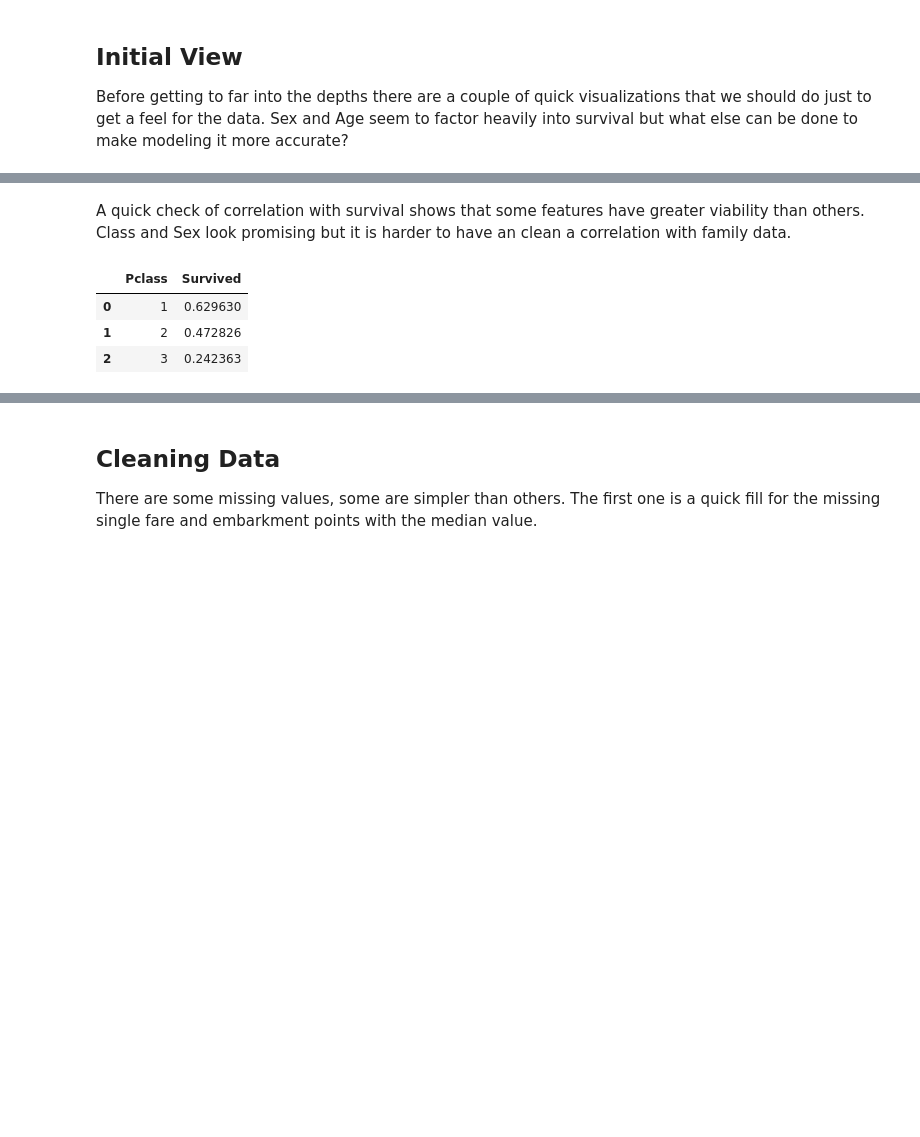
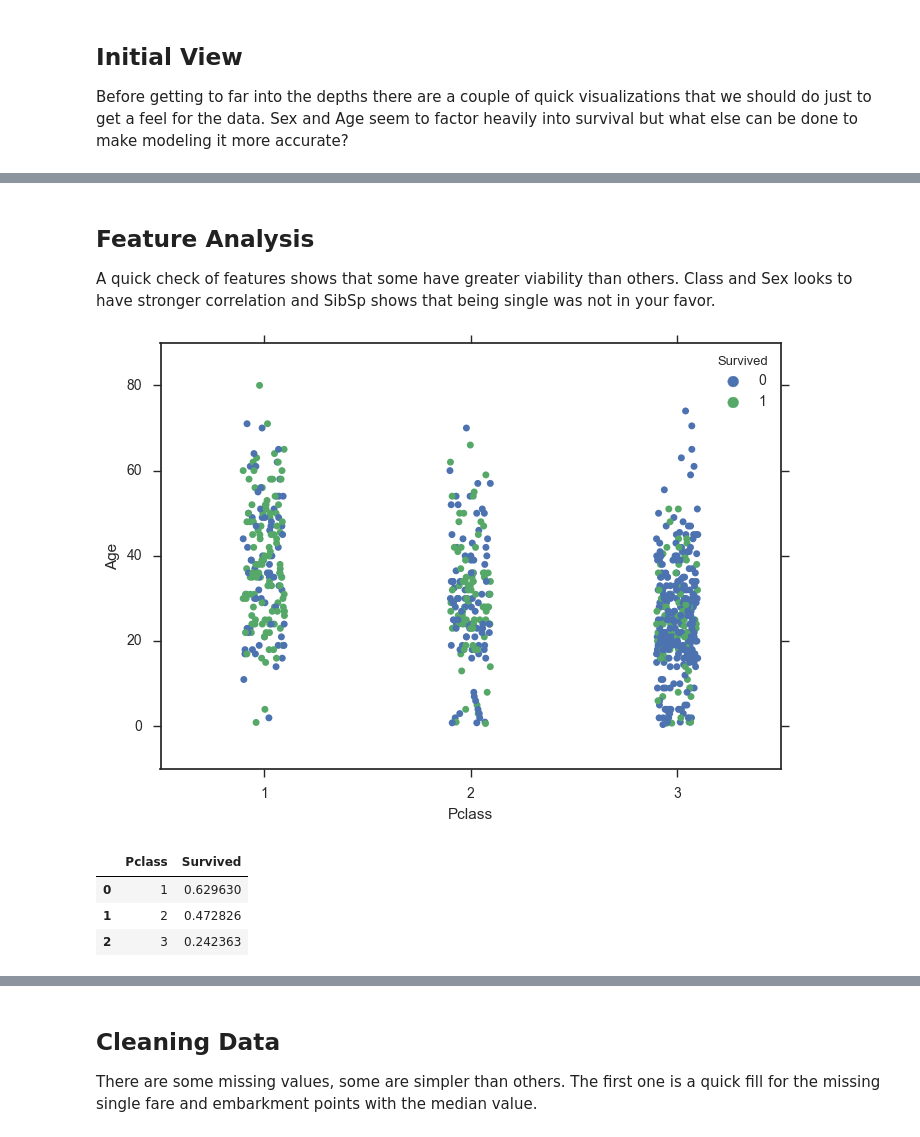
Before and after one commit to kefortney/Kaggle---Titanic-Maritime-Machine-Learning, a Jupyter notebook: notebook.ipynb, the cells around one changed output, grey strips where cells are left out. Saved outputs shown, nothing was run; the diff lists cells and outputs as text; code cells hidden in the pictures; blank space fills up the shorter version.

```diff
--- a/notebook.ipynb
+++ b/notebook.ipynb
@@ -126,8 +134,14 @@ plt.show()
 # %% [markdown]
-A quick check of correlation with survival shows that some features have greater viability than others.  Class and Sex look promising but it is harder to have an clean a correlation with family data.
+Feature Analysis
+-------------------
+A quick check of features shows that some have greater viability than others.  Class and Sex looks to have stronger correlation and SibSp shows that being single was not in your favor.
 # %%
+sns.stripplot(x="Pclass", y="Age", hue="Survived", data=train_df, jitter=True)
+plt.show()
+
 train_df[['Pclass', 'Survived']].groupby(['Pclass'], as_index=False).mean()
 # %% [output]
+[figure, added]
 |  | Pclass | Survived |
 | 0 | 1 | 0.629630 |
 | 1 | 2 | 0.472826 |
```
Also changed, not shown: parts of 48 cells of this notebook.
